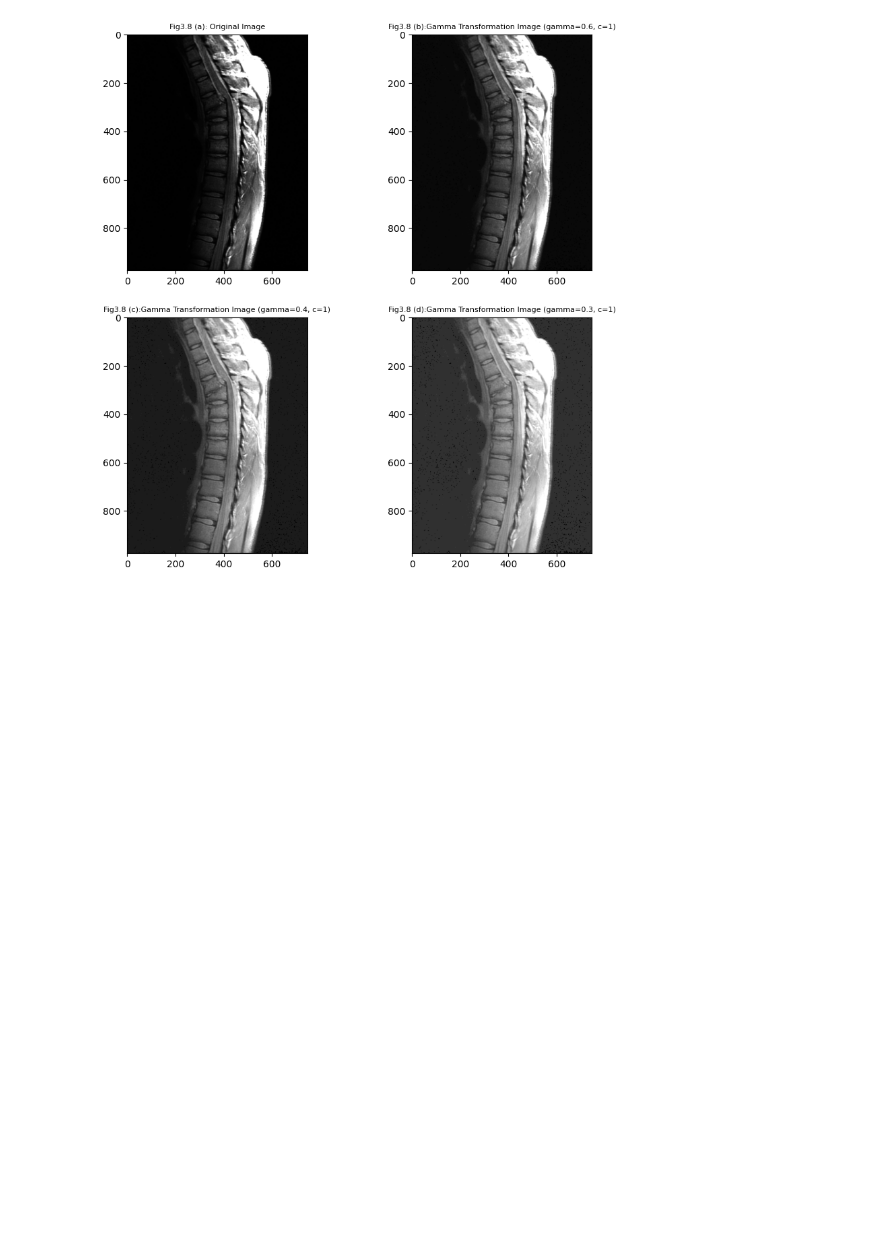
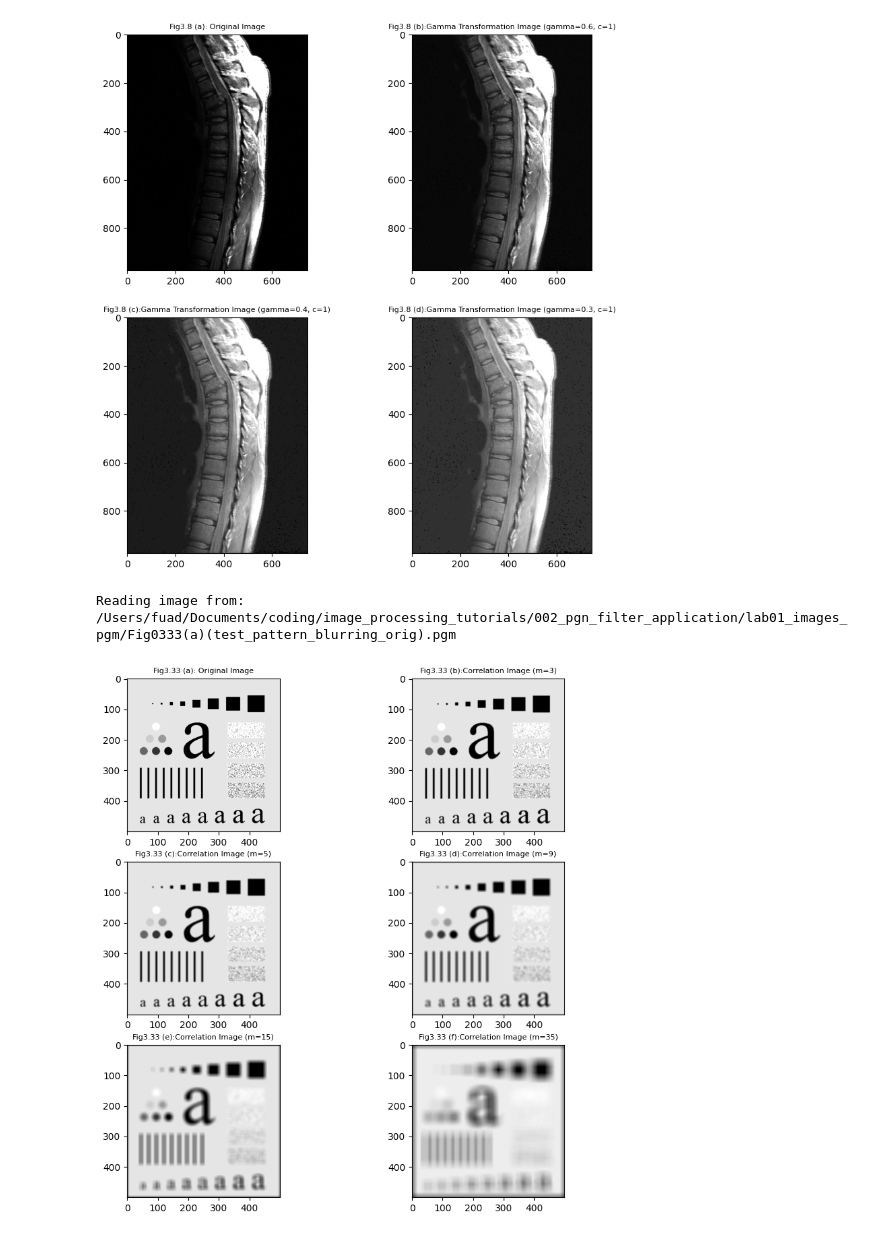
Before and after one commit to fouad1233/image_processing_tutorials, a Jupyter notebook: 002_pgn_filter_application/main.ipynb, the cells around one changed output. Cells and saved outputs as stored; diff of their text form; code cells hidden in the pictures; blank space fills up the shorter version.

Commit message:
Update (main.ipynb and image_anlyzer.py)
Refactor image_analyzer.py to scale the resulting image array after applying the kernel

```diff
--- a/002_pgn_filter_application/main.ipynb
+++ b/002_pgn_filter_application/main.ipynb
@@ -87,3 +87,50 @@ plt.show()
 # %% [output]
 Reading image from: /Users/fuad/Documents/coding/image_processing_tutorials/002_pgn_filter_application/lab01_images_pgm/Fig0308(a)(fractured_spine).pgm
 [figure]
+# %%
+file_dir = os.getcwd()
+images_dir = file_dir+'/lab01_images_pgm'
+fig_03_33_path = images_dir+'/Fig0333(a)(test_pattern_blurring_orig).pgm'
+fig_03_33_analyzer = Image_analyzer(fig_03_33_path)
+#read image
+fig_03_33_analyzer.mypgmread()
+
+# make subplot
+plt.figure(figsize=(10, 10))
+plt.subplot(3, 2, 1)
+plt.imshow(fig_03_33_analyzer.get_image_array(), cmap='gray', vmin=0, vmax=255)
+plt.title('Fig3.33 (a): Original Image', fontsize=8)
+plt.subplot(3, 2, 2)
+m = 3
+kernel_1 = np.ones((m, m))
+fig_03_33_blurred_m_3 = fig_03_33_analyzer.myImageCorrelation(kernel_1)
+plt.imshow(fig_03_33_blurred_m_3, cmap='gray')
+plt.title('Fig3.33 (b):Correlation Image (m=3)', fontsize=8)
+plt.subplot(3, 2, 3)
+m = 5
+kernel_2 = np.ones((m, m))
+fig_03_33_blurred_m_5 = fig_03_33_analyzer.myImageCorrelation(kernel_2)
+plt.imshow(fig_03_33_blurred_m_5, cmap='gray')
+plt.title('Fig3.33 (c):Correlation Image (m=5)', fontsize=8)
+plt.subplot(3, 2, 4)
+m = 9
+kernel_3 = np.ones((m, m))
+fig_03_33_blurred_m_9 = fig_03_33_analyzer.myImageCorrelation(kernel_3)
+plt.imshow(fig_03_33_blurred_m_9, cmap='gray')
+plt.title('Fig3.33 (d):Correlation Image (m=9)', fontsize=8)
+m = 15
+kernel_4 = np.ones((m, m))
+fig_03_33_blurred_m_15 = fig_03_33_analyzer.myImageCorrelation(kernel_4)
+plt.subplot(3, 2, 5)
+plt.imshow(fig_03_33_blurred_m_15, cmap='gray')
+plt.title('Fig3.33 (e):Correlation Image (m=15)', fontsize=8)
+plt.subplot(3, 2, 6)
+m = 35
+kernel_5 = np.ones((m, m))
+fig_03_33_blurred_m_35 = fig_03_33_analyzer.myImageCorrelation(kernel_5)
+plt.imshow(fig_03_33_blurred_m_35, cmap='gray')
+plt.title('Fig3.33 (f):Correlation Image (m=35)', fontsize=8)
+plt.show()
+# %% [output]
+Reading image from: /Users/fuad/Documents/coding/image_processing_tutorials/002_pgn_filter_application/lab01_images_pgm/Fig0333(a)(test_pattern_blurring_orig).pgm
+[figure, added]
```
Also changed, not shown: 1 other file.
